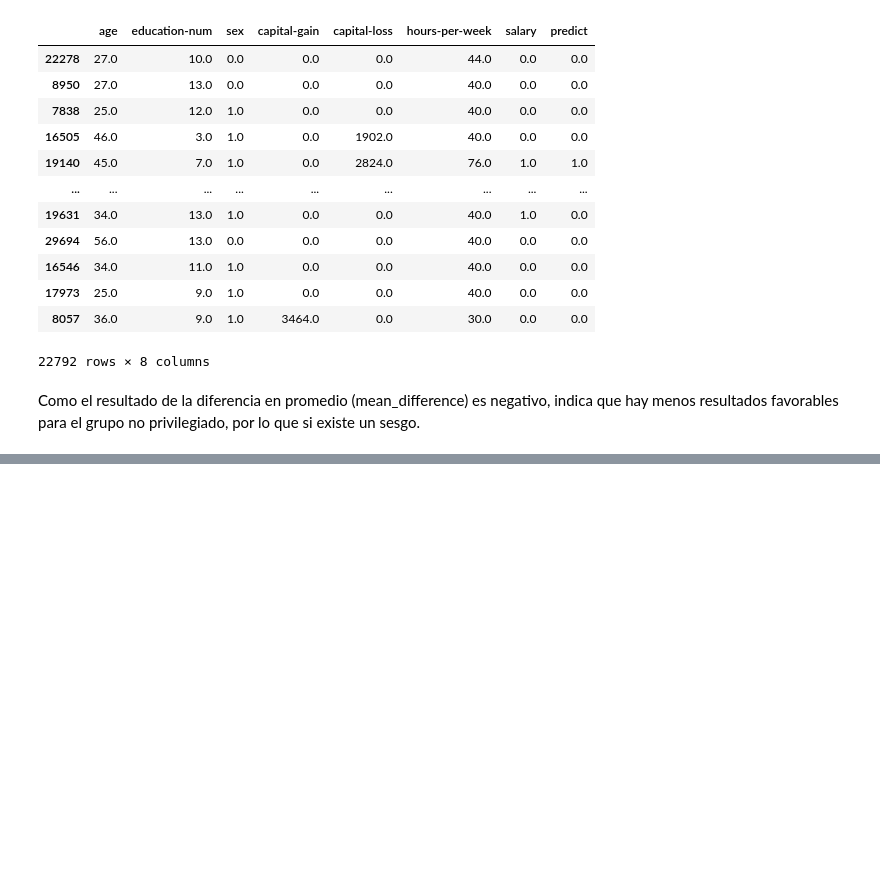
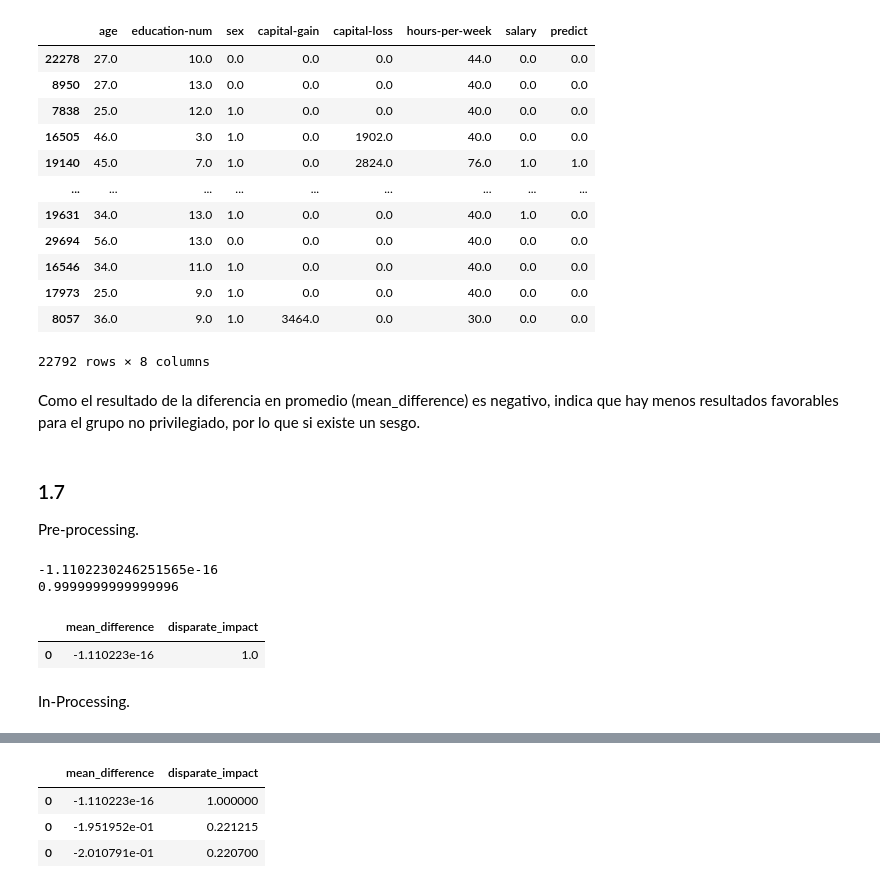
Before and after one commit to bcerdam/Tarea_CDR_2, a Jupyter notebook: Tarea CDR.ipynb, the cells around one changed output, grey strips where cells are left out. Saved outputs shown, nothing was run; the diff lists cells and outputs as text; code cells hidden in the pictures; blank space fills up the shorter version.

```diff
--- a/Tarea CDR.ipynb
+++ b/Tarea CDR.ipynb
@@ -377,3 +377,79 @@ logistic_pred_df
 # print("Disparidad de impacto regresion lineal = %f" % linear_metrics.disparate_impact())
 # %% [markdown]
 Como el resultado de la diferencia en promedio (mean_difference) es negativo, indica que hay menos resultados favorables para el grupo no privilegiado, por lo que si existe un sesgo.
+# %% [markdown]
+### 1.7
+
+Pre-processing.
+# %%
+from aif360.algorithms.preprocessing import Reweighing
+
+salary_aif_train, salary_aif_test = salary_aif.split([0.7], shuffle=True)
+privileged_groups = [{'sex': 1}]
+unprivileged_groups = [{'sex': 0}]
+
+
+pre = Reweighing(unprivileged_groups=unprivileged_groups,
+                privileged_groups=privileged_groups)
+pre_train = pre.fit_transform(salary_aif_train)
+pre_train_metric = BinaryLabelDatasetMetric(pre_train,
+                                        unprivileged_groups=unprivileged_groups,
+                                        privileged_groups=privileged_groups)
+
+# Metricas Pre
+print(pre_train_metric.mean_difference())
+print(pre_train_metric.disparate_impact())
+
+#df para 1.9
+df_metricas = pd.DataFrame(data={'mean_difference': [], 'disparate_impact': []})
+df2 = pd.DataFrame([[pre_train_metric.mean_difference(), pre_train_metric.disparate_impact()]], columns=['mean_difference', 'disparate_impact'])
+df_metricas = pd.concat([df_metricas, df2])
+df_metricas
+# %% [output]
+-1.1102230246251565e-16
+0.9999999999999996
+|  | mean_difference | disparate_impact |
+| 0 | -1.110223e-16 | 1.0 |
+# %% [markdown]
+In-Processing.
+# %%
+from aif360.algorithms.inprocessing.adversarial_debiasing import AdversarialDebiasing
+import tensorflow.compat.v1 as tf
+tf.disable_eager_execution()
+
+salary_aif_train, salary_aif_test = salary_aif.split([0.7], shuffle=True)
+privileged_groups = [{'sex': 1}]
+unprivileged_groups = [{'sex': 0}]
+
+tf.reset_default_graph()
+sess = tf.Session()
+adversarial= AdversarialDebiasing(privileged_groups=privileged_groups,
+                                    unprivileged_groups=unprivileged_groups,
+                                    scope_name='plain_classifier',
+                                    debias=False,
+                                    sess=sess)
+adversarial.fit(salary_aif_train)
+adversarial_train = adversarial.predict(salary_aif_train)
+adversarial_test = adversarial.predict(salary_aif_test)
+sess.close()
+
+salary_metric_train = BinaryLabelDatasetMetric(adversarial_train,
+                                               unprivileged_groups=unprivileged_groups,
+                                               privileged_groups=privileged_groups)
+salary_metric_test = BinaryLabelDatasetMetric(adversarial_test,
+                                              unprivileged_groups=unprivileged_groups,
+                                              privileged_groups=privileged_groups)
+
+#In metrics
+print(salary_metric_train.mean_difference())
+print(salary_metric_train.disparate_impact())
+
+print(salary_metric_test.mean_difference())
+print(salary_metric_test.disparate_impact())
+
+#df para 1.9
+df3 = pd.DataFrame([[salary_metric_train.mean_difference(), salary_metric_train.disparate_impact()]], columns=['mean_difference', 'disparate_impact'])
+df4 = pd.DataFrame([[salary_metric_test.mean_difference(), salary_metric_test.disparate_impact()]], columns=['mean_difference', 'disparate_impact'])
+df_metricas = pd.concat([df_metricas, df3, df4])
+df_metricas
+# %% [output]
@@ -379,0 +473,4 @@ Como el resultado de la diferencia en promedio (mean_difference) es negativo, in
+|  | mean_difference | disparate_impact |
+| 0 | -1.110223e-16 | 1.000000 |
+| 0 | -1.951952e-01 | 0.221215 |
+| 0 | -2.010791e-01 | 0.220700 |
```
Also changed, not shown: parts of 7 cells of this notebook.
